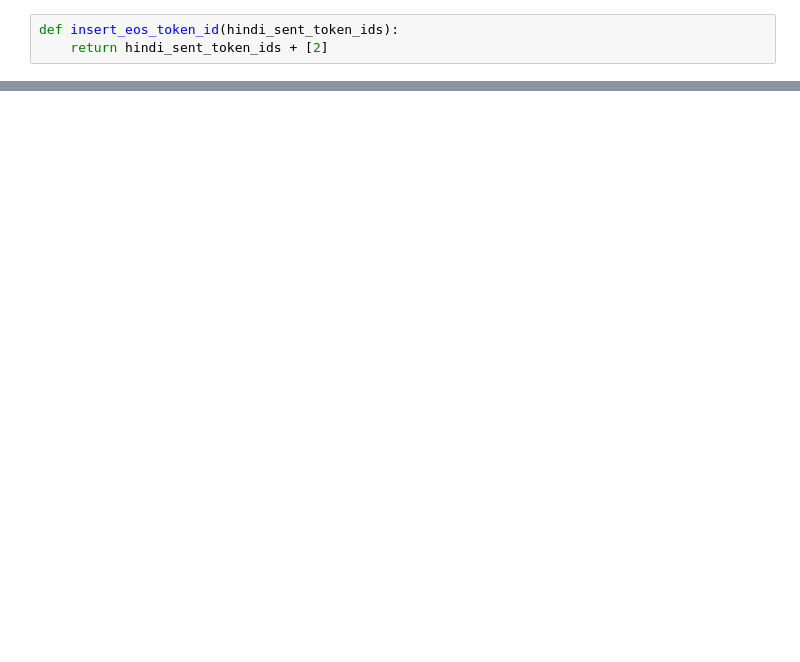
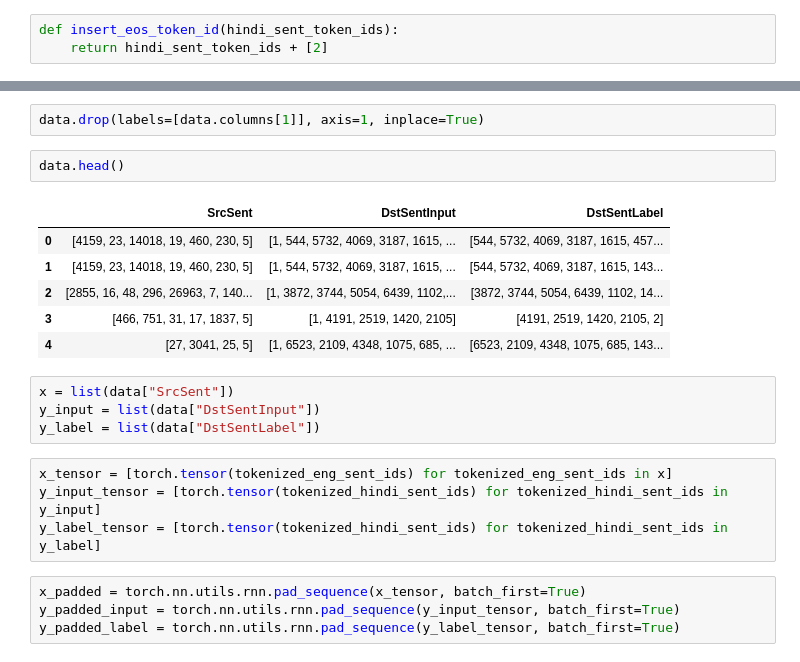
Before and after one commit to Manmath0108/Machine-Learning, a Jupyter notebook: machinelearning.ipynb, the cells around one changed output, grey strips where cells are left out. Drawn from its saved outputs; the diff is of its cells as text; blank space fills up the shorter version.

```diff
--- a/machinelearning.ipynb
+++ b/machinelearning.ipynb
@@ -178,0 +179,23 @@ data.head()
+# %%
+data.drop(labels=[data.columns[1]], axis=1, inplace=True)
+# %%
+data.head()
+# %% [output]
+|  | SrcSent | DstSentInput | DstSentLabel |
+| 0 | [4159, 23, 14018, 19, 460, 230, 5] | [1, 544, 5732, 4069, 3187, 1615, ... | [544, 5732, 4069, 3187, 1615, 457... |
+| 1 | [4159, 23, 14018, 19, 460, 230, 5] | [1, 544, 5732, 4069, 3187, 1615, ... | [544, 5732, 4069, 3187, 1615, 143... |
+| 2 | [2855, 16, 48, 296, 26963, 7, 140... | [1, 3872, 3744, 5054, 6439, 1102,... | [3872, 3744, 5054, 6439, 1102, 14... |
+| 3 | [466, 751, 31, 17, 1837, 5] | [1, 4191, 2519, 1420, 2105] | [4191, 2519, 1420, 2105, 2] |
+| 4 | [27, 3041, 25, 5] | [1, 6523, 2109, 4348, 1075, 685, ... | [6523, 2109, 4348, 1075, 685, 143... |
+# %%
+x = list(data["SrcSent"])
+y_input = list(data["DstSentInput"])
+y_label = list(data["DstSentLabel"])
+# %%
+x_tensor = [torch.tensor(tokenized_eng_sent_ids) for tokenized_eng_sent_ids in x]
+y_input_tensor = [torch.tensor(tokenized_hindi_sent_ids) for tokenized_hindi_sent_ids in y_input]
+y_label_tensor = [torch.tensor(tokenized_hindi_sent_ids) for tokenized_hindi_sent_ids in y_label]
+# %%
+x_padded = torch.nn.utils.rnn.pad_sequence(x_tensor, batch_first=True)
+y_padded_input = torch.nn.utils.rnn.pad_sequence(y_input_tensor, batch_first=True)
+y_padded_label = torch.nn.utils.rnn.pad_sequence(y_label_tensor, batch_first=True)
```
Also changed, not shown: parts of 8 cells of this notebook.
